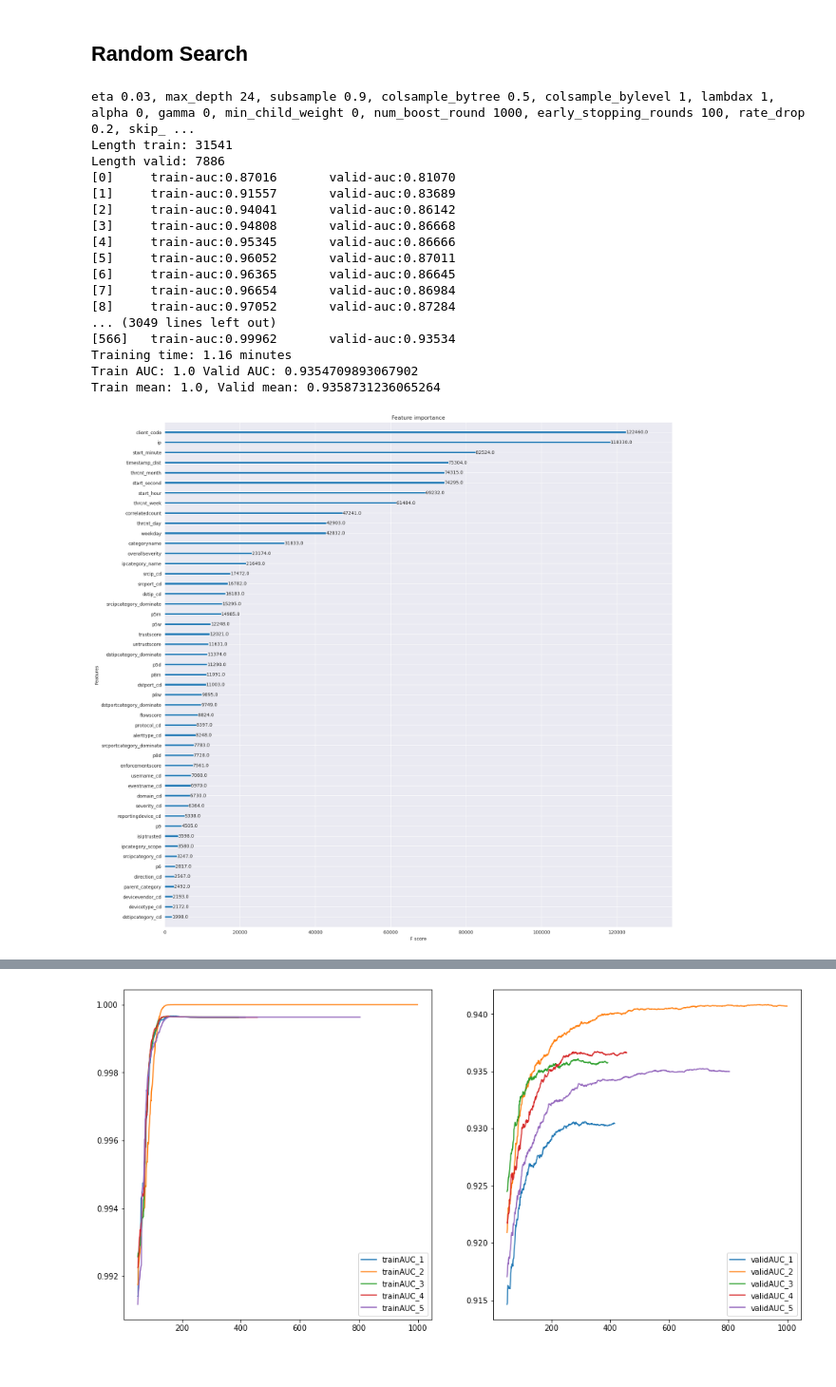
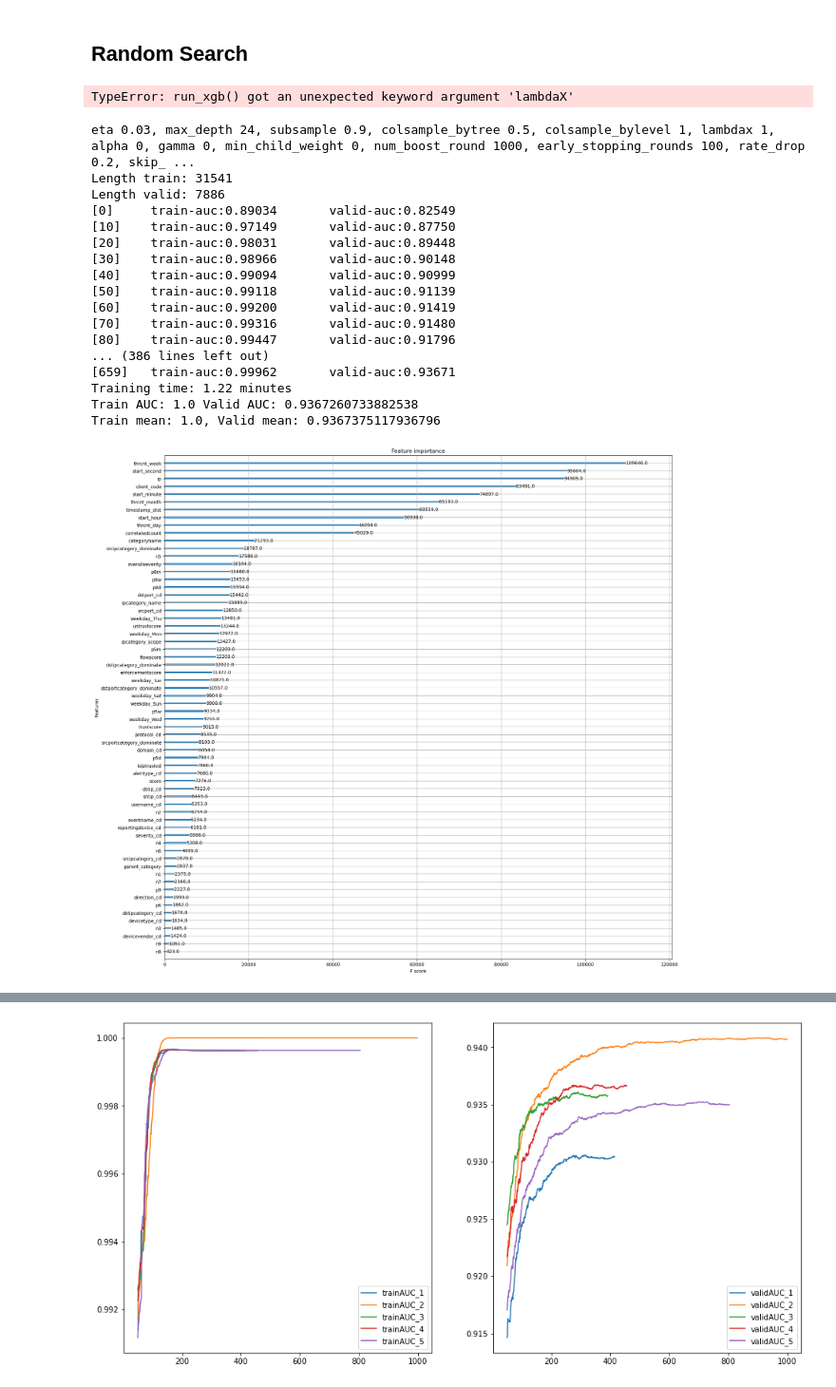
Before and after one commit to MishaDar22/Suspicious_network_event_recognition, a Jupyter notebook: 3_XGB.ipynb, the cells around one changed output, grey strips where cells are left out. Shown at 95% size. Cells and saved outputs as stored; diff of their text form; code cells hidden in the pictures.

```diff
--- a/3_XGB.ipynb
+++ b/3_XGB.ipynb
@@ -160,4 +221,6 @@ save_model_and_results('model_xgb_1', modelXGB)
 # %%
+# Data preprocessing
+preprocessed_train_df, preproc_test_df, features, _ =  preprocessing_data(df_train, df_test, target, features_for_preprocessing)
 # Trying to find the best hyperparameters using Random Search
 import random
 results=[]
@@ -166,11 +229,11 @@ for x in range(90):
     params = (random.randint(15, 30), random.uniform(0.3, 0.9), random.uniform(0.3, 0.7), random.uniform(0.1, 10), random.uniform(0, 5))
     trainResults, testResults, predictions, indices, hists = cv_xgb(preprocessed_train_df, target, features,
                                                                     mlflow_tracking=True,
-                                                                    exp_name="exp_4_XGBoost",
+                                                                    exp_name="exp_4_feature_eng",
                                                                     max_depth = params[0],
                                                                     subsample = params[1],
                                                                     colsample_bytree = params[2],
-                                                                    lambdaX=params[3]**2,
+                                                                    lambdax=params[3]**2,
                                                                     gamma=params[4])
     print(np.mean(testResults), params)
     paramList.append(params)
@@ -186,6 +249,8 @@ for x in range(90):
         for score, params in sorted(results, key=lambda x: x[0], reverse=True)[0:3]:
             print(params, score)
         print()
+# %% [output]
+TypeError: run_xgb() got an unexpected keyword argument 'lambdaX'
 # %%
 # Plot the top 10 higher-scoring experiments and their hyperparameters.
 maxRes = []
@@ -200,32 +265,34 @@ for row in imp[0:10]:
 plt.plot(list(range(len(results)-1)), maxRes)
 plt.show()
 # %%
+# Data preprocessing
+preprocessed_train_df, preproc_test_df, features, _ =  preprocessing_data(df_train, df_test, target, features_for_preprocessing)
 params = {
     'subsample': 0.9,
     'colsample_bytree': 0.5,
     'lambdax': 1,
     'max_depth':24,
     'early_stopping_rounds': 100
 }
 
-trainResults, testResults, predictions, indices, hists = cv_xgb(preprocessed_train_df, target, features, debug=True, mlflow_tracking=True, exp_name="exp_3_XGBoost", **params)
+trainResults, testResults, predictions, indices, hists = cv_xgb(preprocessed_train_df, target, features, debug=True, mlflow_tracking=True, exp_name='exp_4_feature_eng', **params)
 print(f'Train mean: {np.mean(trainResults)}, Valid mean: {np.mean(testResults)}')
 # %% [output]
 eta 0.03, max_depth 24, subsample 0.9, colsample_bytree 0.5, colsample_bylevel 1, lambdax 1, alpha 0, gamma 0, min_child_weight 0, num_boost_round 1000, early_stopping_rounds 100, rate_drop 0.2, skip_ ...
 Length train: 31541
 Length valid: 7886
-[0]     train-auc:0.87016       valid-auc:0.81070
-[1]     train-auc:0.91557       valid-auc:0.83689
-[2]     train-auc:0.94041       valid-auc:0.86142
-[3]     train-auc:0.94808       valid-auc:0.86668
-[4]     train-auc:0.95345       valid-auc:0.86666
-[5]     train-auc:0.96052       valid-auc:0.87011
-[6]     train-auc:0.96365       valid-auc:0.86645
-[7]     train-auc:0.96654       valid-auc:0.86984
-[8]     train-auc:0.97052       valid-auc:0.87284
-... (3049 lines left out)
-[566]   train-auc:0.99962       valid-auc:0.93534
-Training time: 1.16 minutes
-Train AUC: 1.0 Valid AUC: 0.9354709893067902
-Train mean: 1.0, Valid mean: 0.9358731236065264
+[0]     train-auc:0.89034       valid-auc:0.82549
+[10]    train-auc:0.97149       valid-auc:0.87750
+[20]    train-auc:0.98031       valid-auc:0.89448
+[30]    train-auc:0.98966       valid-auc:0.90148
+[40]    train-auc:0.99094       valid-auc:0.90999
+[50]    train-auc:0.99118       valid-auc:0.91139
+[60]    train-auc:0.99200       valid-auc:0.91419
+[70]    train-auc:0.99316       valid-auc:0.91480
+[80]    train-auc:0.99447       valid-auc:0.91796
+... (386 lines left out)
+[659]   train-auc:0.99962       valid-auc:0.93671
+Training time: 1.22 minutes
+Train AUC: 1.0 Valid AUC: 0.9367260733882538
+Train mean: 1.0, Valid mean: 0.9367375117936796
-[figure, old version]
+[figure, new version]
```
Also changed, not shown: parts of 3 cells of this notebook, 10 other files.
